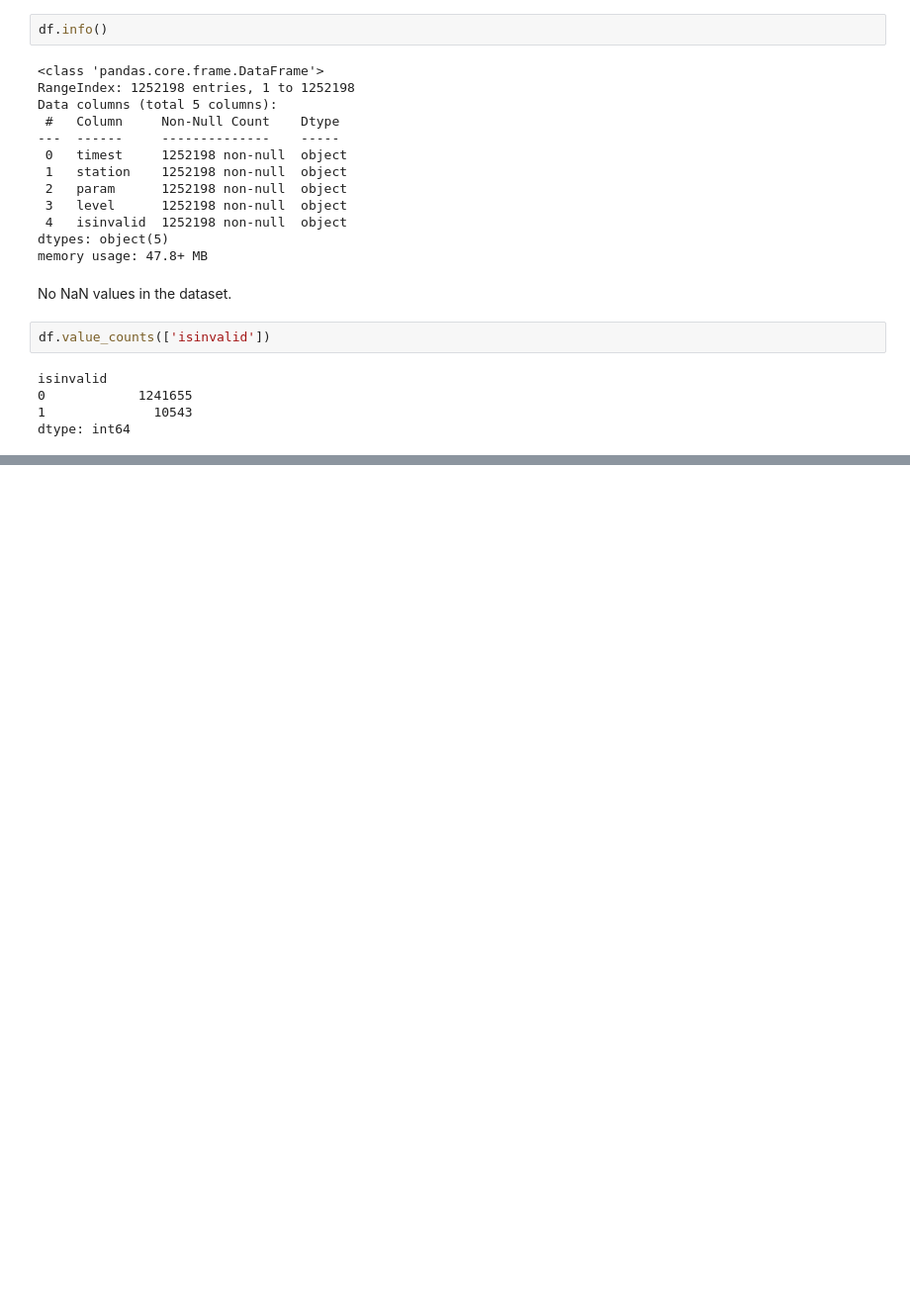
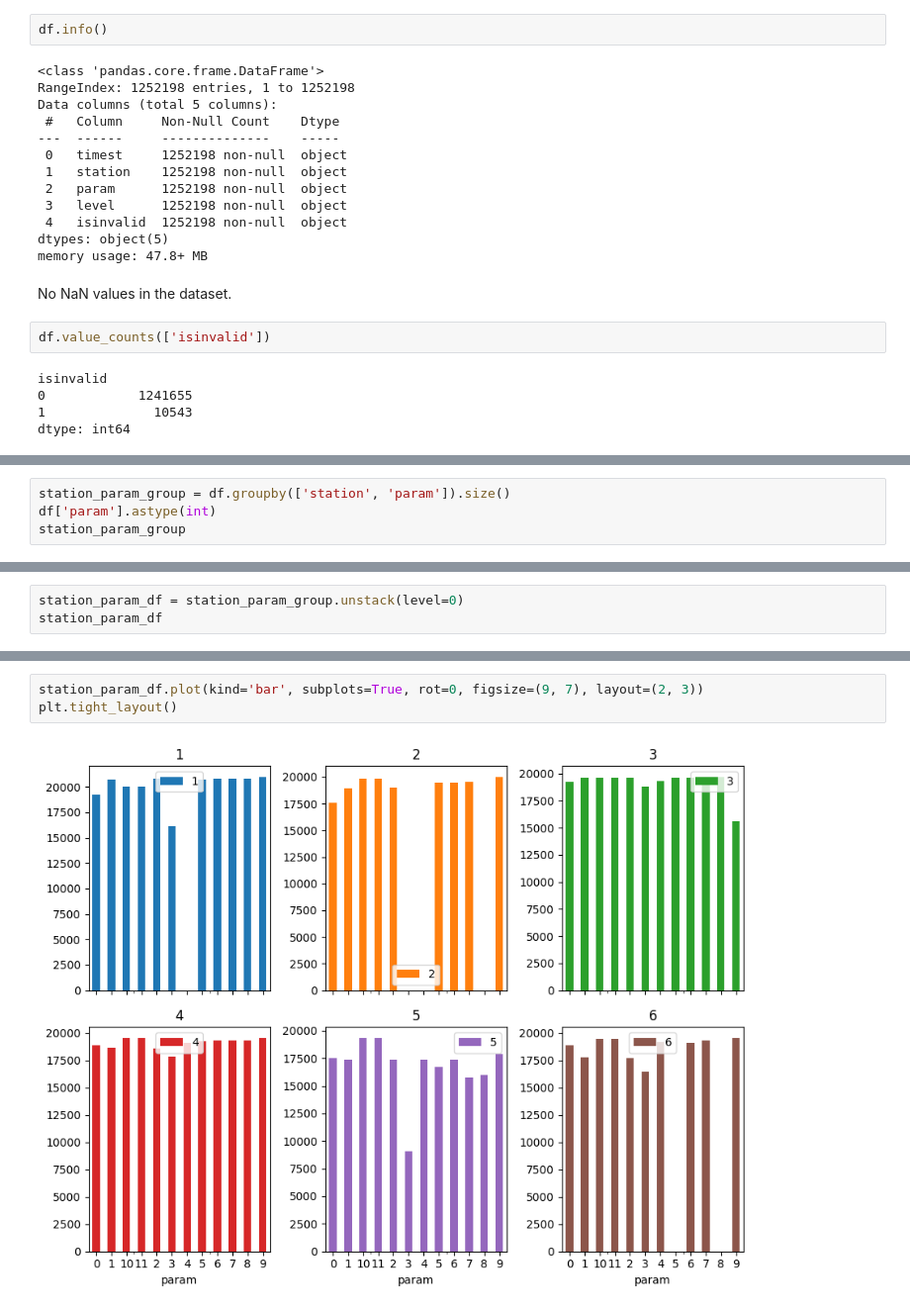
Before and after one commit to veneta13/Sofia-Air, a Jupyter notebook: notebooks/analysis.ipynb, the cells around one changed output, grey strips where cells are left out. Shown at 99% size. Cells and saved outputs as stored; diff of their text form; blank space fills up the shorter version.

```diff
--- a/notebooks/analysis.ipynb
+++ b/notebooks/analysis.ipynb
@@ -45,0 +85,4 @@ dtype: int64
+# %%
+station_param_group = df.groupby(['station', 'param']).size()
+df['param'].astype(int)
+station_param_group
@@ -45,0 +103,3 @@ dtype: int64
+# %%
+station_param_df = station_param_group.unstack(level=0)
+station_param_df
@@ -45,0 +121,5 @@ dtype: int64
+# %%
+station_param_df.plot(kind='bar', subplots=True, rot=0, figsize=(9, 7), layout=(2, 3))
+plt.tight_layout()
+# %% [output]
+[figure, added]
```
Also changed, not shown: parts of 13 cells of this notebook, 1 other file.
